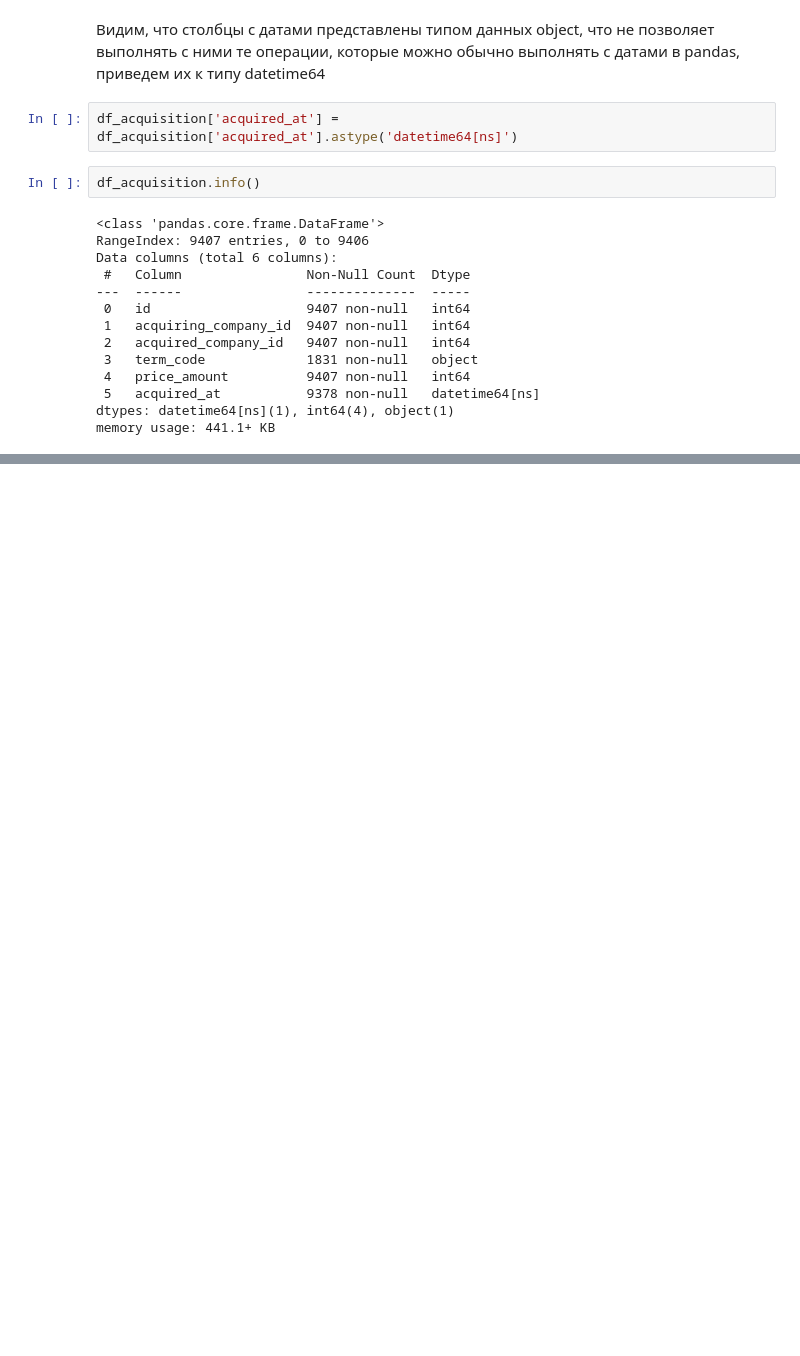
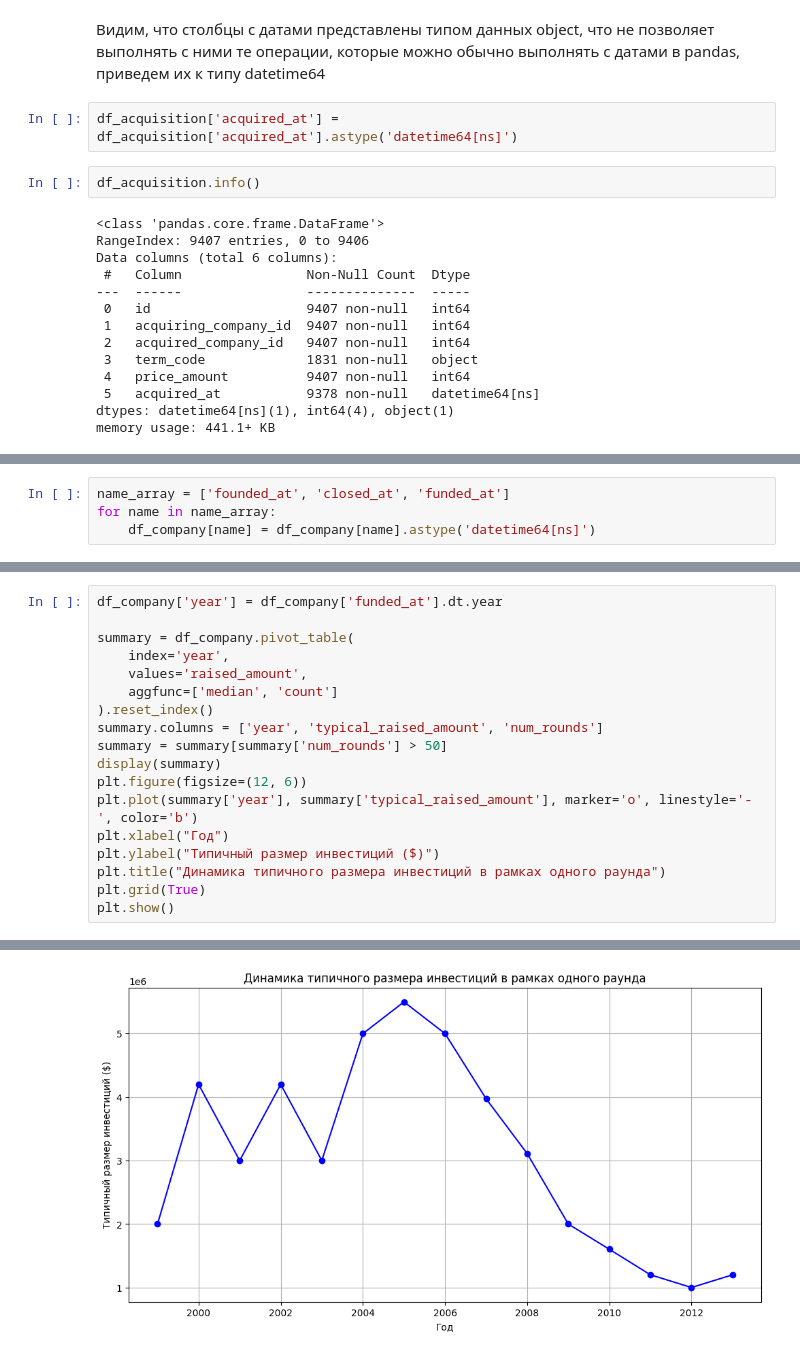
Before and after one commit to PsychoCoderrr/YPracticumProjects, a Jupyter notebook: FinalPythonProject.ipynb, the cells around one changed output, grey strips where cells are left out. Cells and saved outputs as stored; diff of their text form; blank space fills up the shorter version.

```diff
--- a/FinalPythonProject.ipynb
+++ b/FinalPythonProject.ipynb
@@ -280,0 +334,4 @@ memory usage: 441.1+ KB
+# %%
+name_array = ['founded_at', 'closed_at', 'funded_at']
+for name in name_array:
+    df_company[name] = df_company[name].astype('datetime64[ns]')
@@ -280,0 +383,19 @@ memory usage: 441.1+ KB
+# %%
+df_company['year'] = df_company['funded_at'].dt.year
+
+summary = df_company.pivot_table(
+    index='year',
+    values='raised_amount',
+    aggfunc=['median', 'count']
+).reset_index()
+summary.columns = ['year', 'typical_raised_amount', 'num_rounds']
+summary = summary[summary['num_rounds'] > 50]
+display(summary)
+plt.figure(figsize=(12, 6))
+plt.plot(summary['year'], summary['typical_raised_amount'], marker='o', linestyle='-', color='b')
+plt.xlabel("Год")
+plt.ylabel("Типичный размер инвестиций ($)")
+plt.title("Динамика типичного размера инвестиций в рамках одного раунда")
+plt.grid(True)
+plt.show()
+# %% [output]
@@ -280,0 +418 @@ memory usage: 441.1+ KB
+[figure, added]
```
Also changed, not shown: parts of 14 cells of this notebook.
